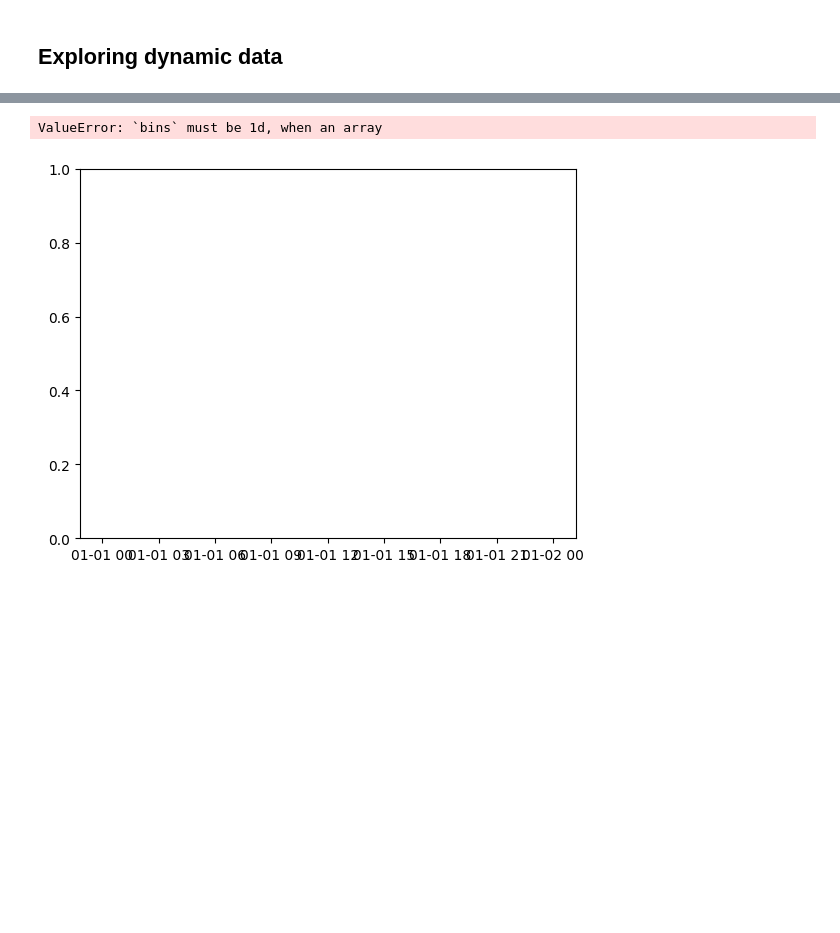
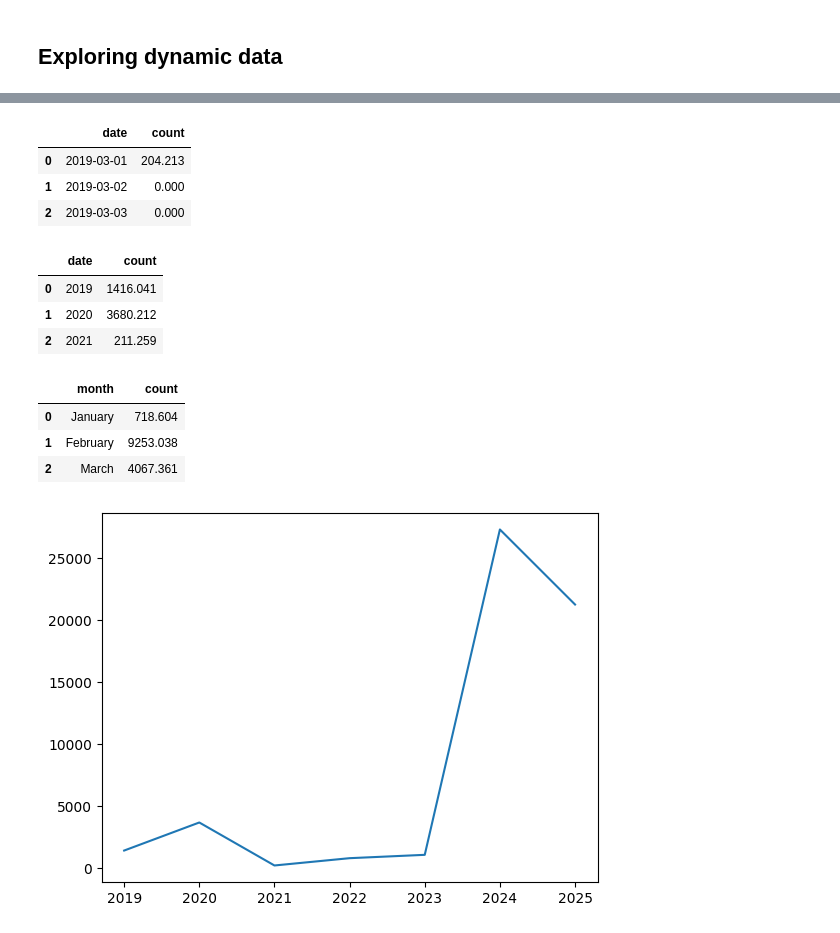
Before and after one commit to Innisvysom2/betterWrapped, a Jupyter notebook: betterWrapped.ipynb, the cells around one changed output, grey strips where cells are left out. Cells and saved outputs as stored; diff of their text form; code cells hidden in the pictures; blank space fills up the shorter version.

```diff
--- a/betterWrapped.ipynb
+++ b/betterWrapped.ipynb
@@ -28,7 +28,7 @@ df.head(3)
 # %% [markdown]
 ### Formatting and cleaning data
 # %%
-df = df.drop(columns=["episode_name", "episode_show_name", "spotify_episode_uri", "audiobook_title", "audiobook_uri", "audiobook_chapter_uri", "audiobook_chapter_title"])
+df = df_raw.drop(columns=["episode_name", "episode_show_name", "spotify_episode_uri", "audiobook_title", "audiobook_uri", "audiobook_chapter_uri", "audiobook_chapter_title"])
 df.rename(columns={"conn_country":"country_code", "ip_addr":"ip", "master_metadata_track_name":"track_name", "master_metadata_album_artist_name":"artist_name", "master_metadata_album_album_name":"album_name"}, inplace=True)
 df["ts"] = pd.to_datetime(df["ts"])
 df = df.dropna(subset=["artist_name"])
@@ -37,6 +37,14 @@ df["min_played"] = df["s_played"]/60
 df["h_played"] = df["min_played"]/60
 df["d_played"] = df["min_played"]/24
 df["country_name"] = df["country_code"].map(lambda x : pycountry.countries.get(alpha_2=x).name if pycountry.countries.get(alpha_2=x) else "Unbekannt")
+df["date"] = df["ts"].dt.date
+df["year"] = df["ts"].dt.year
+df["month"] = df["ts"].dt.month
+df["day"] = df["ts"].dt.day
+df["time"] = df["ts"].dt.time
+df["hour"] = df["ts"].dt.hour
+df["minute"] = df["ts"].dt.minute
+df["second"] = df["ts"].dt.second
 df.head(3)
 # %% [output]
 |  | ts | platform | ms_played | country_code | ip | track_name | artist_name | album_name | ... |
@@ -262,2 +272,8 @@ plt.show()
 # %% [markdown]
 ## Exploring dynamic data
+# %%
+#listening_dates_counted = df[df["artist_name"] == "Sido"]["ts"].dt.date.value_counts().sort_index()
+listening_dates_counted = df[df["artist_name"] == "Sido"]
+listening_dates_counted["date"] = listening_dates_counted["ts"].dt.date
+listening_dates_counted = listening_dates_counted.groupby("date")["s_played"].sum()
+listening_dates_counted
@@ -263,0 +299,20 @@ plt.show()
+# %%
+rng_dates = full_range = pd.date_range(start=listening_dates_counted.index.min(), end=listening_dates_counted.index.max(), freq="d")
+listening_dates_counted = listening_dates_counted.reindex(rng_dates, fill_value=0).reset_index()
+listening_dates_counted.columns = ["date", "count"]
+listening_dates_counted["date"] = pd.to_datetime(listening_dates_counted["date"])
+listening_dates_counted.head(3)
+# %% [output]
+|  | date | count |
+| 0 | 2019-03-01 | 204.213 |
+| 1 | 2019-03-02 | 0.000 |
+| 2 | 2019-03-03 | 0.000 |
+# %%
+listening_dates_counted_month = listening_dates_counted.groupby(listening_dates_counted["date"].dt.to_period("M"))["count"].sum().reset_index()
+listening_dates_counted_year = listening_dates_counted.groupby(listening_dates_counted["date"].dt.year)["count"].sum().reset_index()
+listening_dates_counted_year.head(3)
+# %% [output]
+|  | date | count |
+| 0 | 2019 | 1416.041 |
+| 1 | 2020 | 3680.212 |
+| 2 | 2021 | 211.259 |
@@ -264,7 +342,22 @@ plt.show()
+# %%
+listening_dates_counted_average_monthday = listening_dates_counted.groupby(listening_dates_counted["date"].dt.day)["count"].sum().reset_index()
+listening_dates_counted_average_monthday.columns = ["monthday", "count"]
+listening_dates_counted_average_weekday = listening_dates_counted.groupby(listening_dates_counted["date"].dt.weekday)["count"].sum().reset_index()
+listening_dates_counted_average_weekday["date"] = listening_dates_counted_average_weekday["date"].map(weekday_names)
+listening_dates_counted_average_weekday.columns = ["weekday", "count"]
+listening_dates_counted_average_month = listening_dates_counted.groupby(listening_dates_counted["date"].dt.month)["count"].sum().reset_index()
+listening_dates_counted_average_month["date"] = listening_dates_counted_average_month["date"].map(month_names)
+listening_dates_counted_average_month.columns = ["month", "count"]
+listening_dates_counted_average_month.head(3)
+# %% [output]
+|  | month | count |
+| 0 | January | 718.604 |
+| 1 | February | 9253.038 |
+| 2 | March | 4067.361 |
 # %%
-x = df["ts"]
-y = df[["ts", "artist_name"]][df["artist_name"] == "Avenged Sevenfold"].groupby("ts").count()
-plt.hist()
+x = listening_dates_counted_year["date"]
+y = listening_dates_counted_year["count"]
+plt.plot(x, y)
+plt.show()
 # %% [output]
-ValueError: `bins` must be 1d, when an array
-[figure, old version]
+[figure, new version]
```
Also changed, not shown: parts of 14 cells of this notebook, 1 other file.
